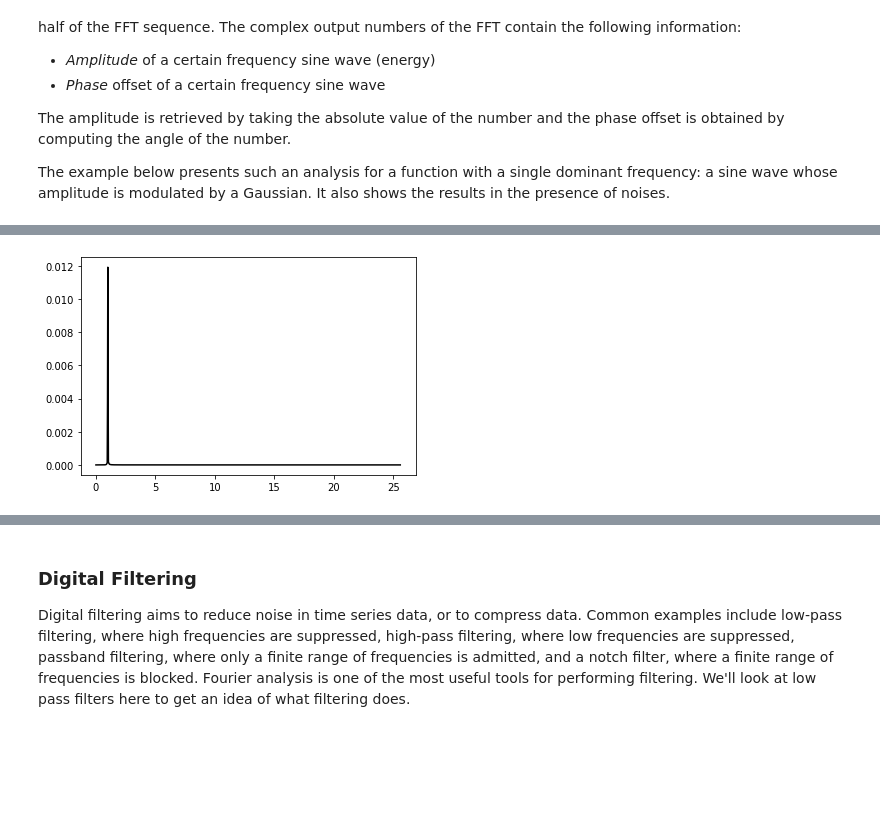
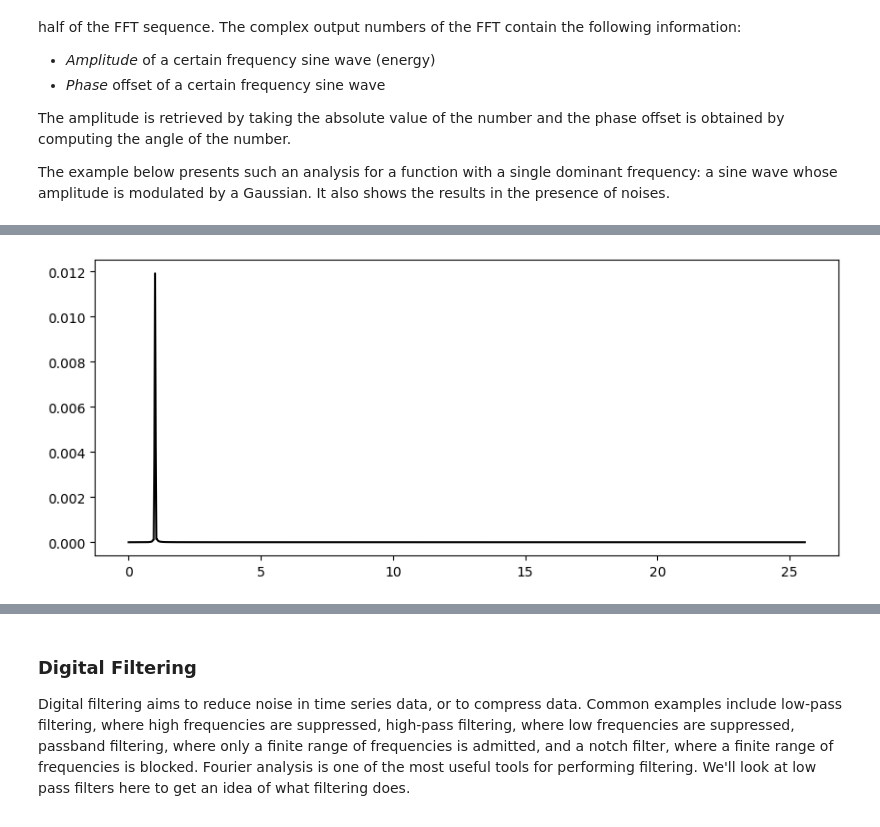
Before and after one commit to uom-lectures/PHY3287, a Jupyter notebook: lecture_3.ipynb, the cells around one changed output, grey strips where cells are left out. Saved outputs shown, nothing was run; the diff lists cells and outputs as text; code cells hidden in the pictures; blank space fills up the shorter version.

```diff
--- a/lecture_3.ipynb
+++ b/lecture_3.ipynb
@@ -396,15 +401,16 @@ plt.show()
 # %%
 # Looks at the data's fourier components by performing an FFT
 T = time[1] - time[0]  # Get sampling time
 freqs = np.linspace(0, 1/T, 2048) # Calculate corresponding frequencies
 
 ffted_data = np.fft.fft(data)
 
 # Show (1/N is a normalisation factor)
+plt.figure(figsize=(10, 4))
 plt.plot(freqs[:N // 2], np.abs(ffted_data)[:N // 2] * 1 / N, '-k')
 plt.show()
 # %% [output]
-[figure, old version]
+[figure, new version]
 # %%
 # Add some gaussian noise to the time-domain signal
 err_data = data + np.random.normal(0, 0.05, size=data.shape)
```
Also changed, not shown: parts of 17 cells of this notebook.
